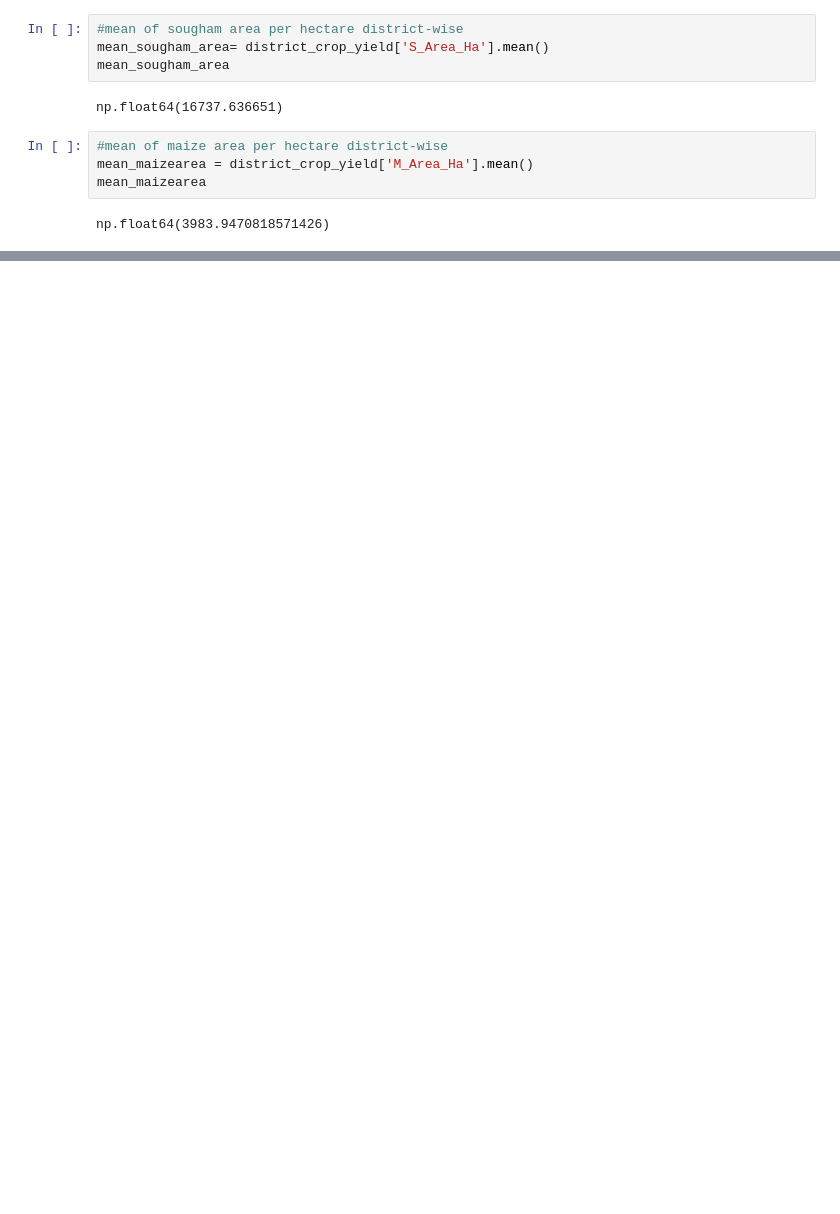
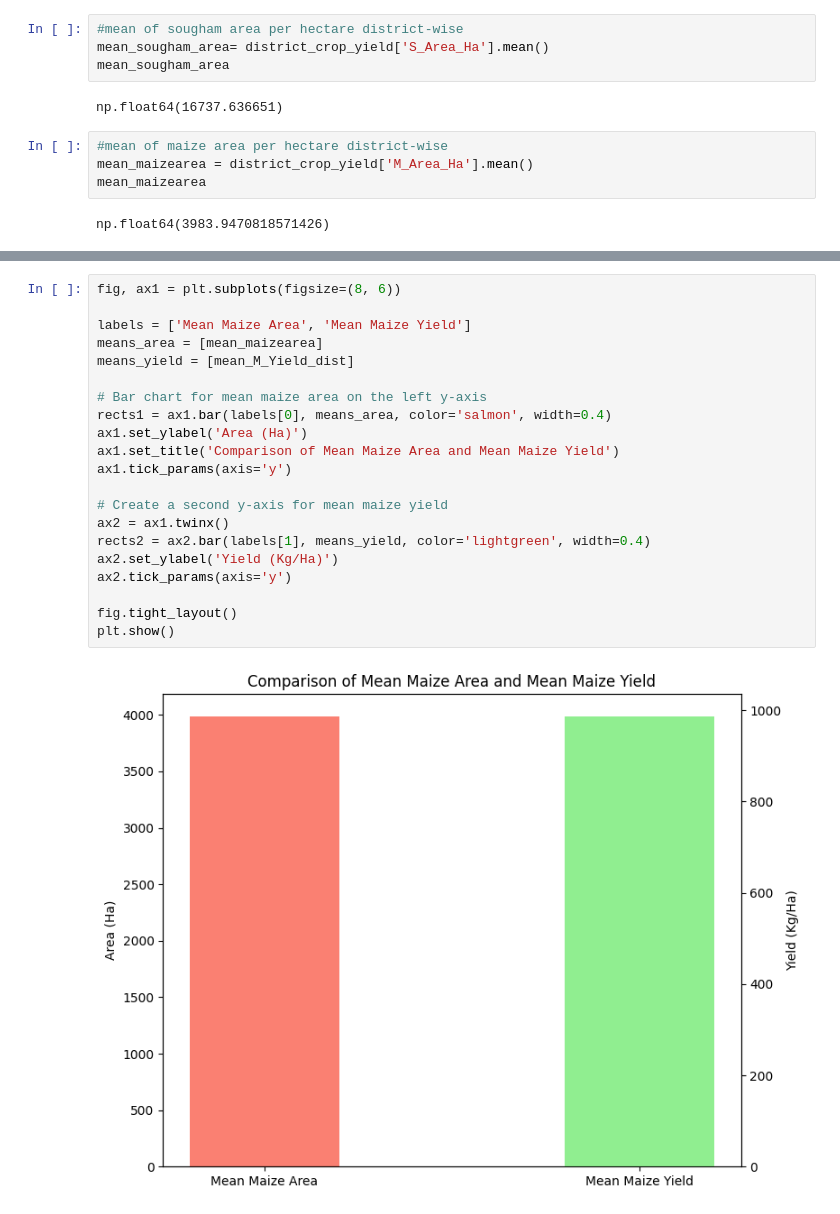
Before and after one commit to keith-keyah/Group_2_project, a Jupyter notebook: Group_2_Project.ipynb, the cells around one changed output, grey strips where cells are left out. Drawn from its saved outputs; the diff is of its cells as text; blank space fills up the shorter version.

```diff
--- a/Group_2_Project.ipynb
+++ b/Group_2_Project.ipynb
@@ -248,0 +321,23 @@ district_crop_yield['total_crop_area']=
+# %%
+fig, ax1 = plt.subplots(figsize=(8, 6))
+
+labels = ['Mean Maize Area', 'Mean Maize Yield']
+means_area = [mean_maizearea]
+means_yield = [mean_M_Yield_dist]
+
+# Bar chart for mean maize area on the left y-axis
+rects1 = ax1.bar(labels[0], means_area, color='salmon', width=0.4)
+ax1.set_ylabel('Area (Ha)')
+ax1.set_title('Comparison of Mean Maize Area and Mean Maize Yield')
+ax1.tick_params(axis='y')
+
+# Create a second y-axis for mean maize yield
+ax2 = ax1.twinx()
+rects2 = ax2.bar(labels[1], means_yield, color='lightgreen', width=0.4)
+ax2.set_ylabel('Yield (Kg/Ha)')
+ax2.tick_params(axis='y')
+
+fig.tight_layout()
+plt.show()
+# %% [output]
+[figure, added]
```
Also changed, not shown: parts of 14 cells of this notebook.
